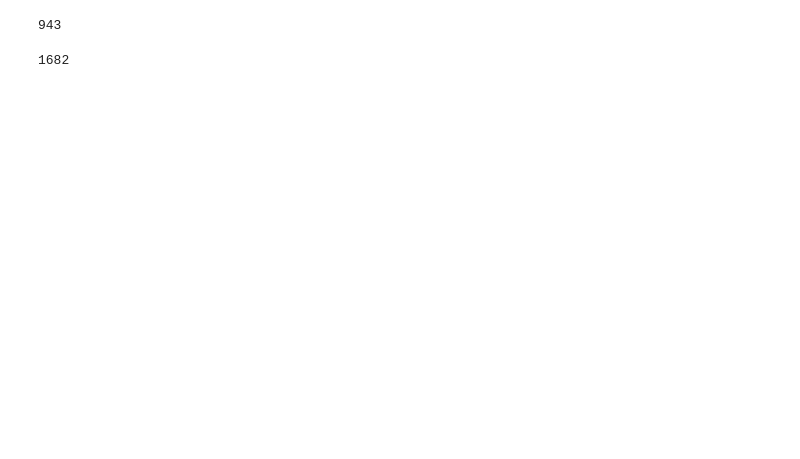
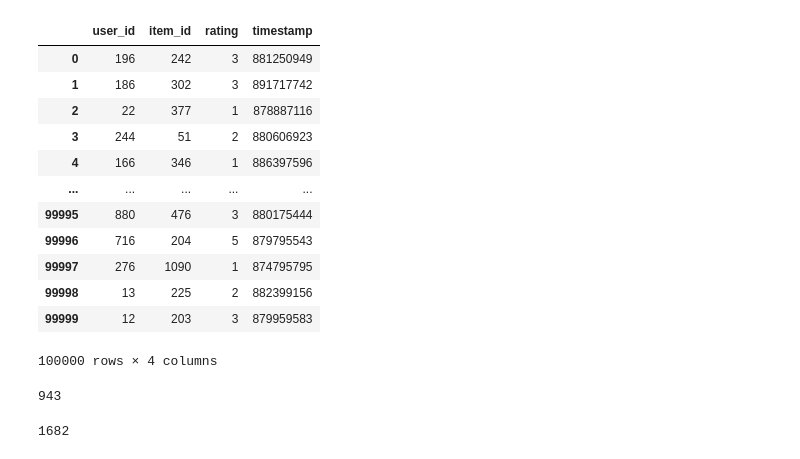
Before and after one commit to RulerOfEternalNight/Recommendation-System, a Jupyter notebook: References/content-based-recommendation-system.ipynb, the cells around one changed output. Saved outputs shown, nothing was run; the diff lists cells and outputs as text; code cells hidden in the pictures; blank space fills up the shorter version.

```diff
--- a/References/content-based-recommendation-system.ipynb
+++ b/References/content-based-recommendation-system.ipynb
@@ -8,6 +8,21 @@ import seaborn as sns
 warnings.filterwarnings('ignore')
 # %%
 data = pd.read_csv("..//ml-100k/u.data",sep="\t",names=["user_id","item_id","rating","timestamp"])
+data
+# %% [output]
+|  | user_id | item_id | rating | timestamp |
+| 0 | 196 | 242 | 3 | 881250949 |
+| 1 | 186 | 302 | 3 | 891717742 |
+| 2 | 22 | 377 | 1 | 878887116 |
+| 3 | 244 | 51 | 2 | 880606923 |
+| 4 | 166 | 346 | 1 | 886397596 |
+| ... | ... | ... | ... | ... |
+| 99995 | 880 | 476 | 3 | 880175444 |
+| 99996 | 716 | 204 | 5 | 879795543 |
+| 99997 | 276 | 1090 | 1 | 874795795 |
+| 99998 | 13 | 225 | 2 | 882399156 |
+| 99999 | 12 | 203 | 3 | 879959583 |
+100000 rows × 4 columns
 # %%
 data["user_id"].nunique()
 # %% [output]
```
